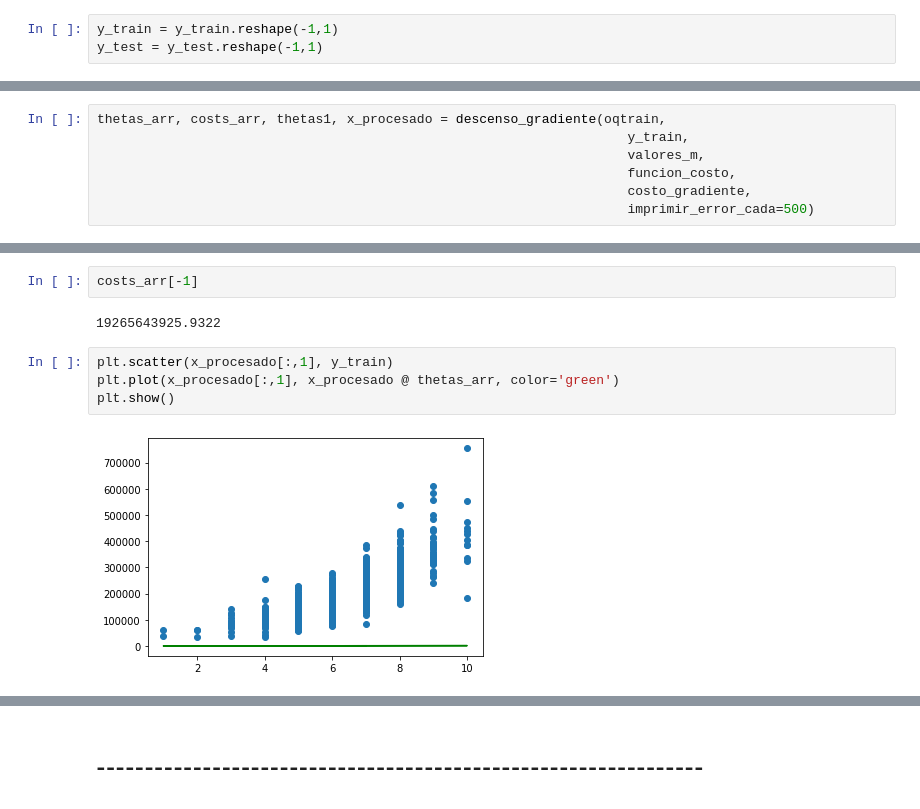
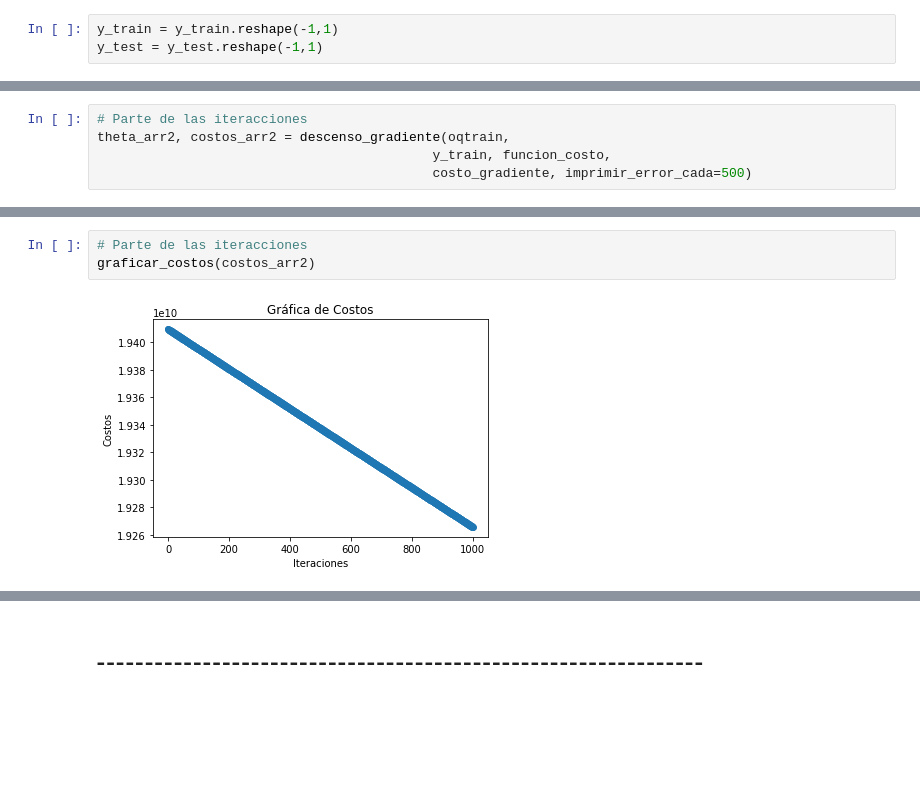
Before and after one commit to ErickSiguenza/Proyecto_Regresion, a Jupyter notebook: Proyecto_Código_v2.ipynb, the cells around one changed output, grey strips where cells are left out. Saved outputs shown, nothing was run; the diff lists cells and outputs as text; blank space fills up the shorter version.

```diff
--- a/Proyecto_Código_v2.ipynb
+++ b/Proyecto_Código_v2.ipynb
@@ -162,7 +204,5 @@ array([[0.98754707],
 # %%
-thetas_arr, costs_arr, thetas1, x_procesado = descenso_gradiente(oqtrain,
-                                                                    y_train,
-                                                                    valores_m,
-                                                                    funcion_costo,
-                                                                    costo_gradiente,
-                                                                    imprimir_error_cada=500)
+# Parte de las iteracciones
+theta_arr2, costos_arr2 = descenso_gradiente(oqtrain,
+                                           y_train, funcion_costo,
+                                           costo_gradiente, imprimir_error_cada=500)
@@ -180,10 +212,5 @@ plt.show()
-# %%
-costs_arr[-1]
-# %% [output]
-19265643925.9322
-# %%
-plt.scatter(x_procesado[:,1], y_train)
-plt.plot(x_procesado[:,1], x_procesado @ thetas_arr, color='green')
-plt.show()
-# %% [output]
-[figure, removed]
+# %%
+# Parte de las iteracciones
+graficar_costos(costos_arr2)
+# %% [output]
+[figure, added]
```
Also changed, not shown: parts of 17 cells of this notebook.
